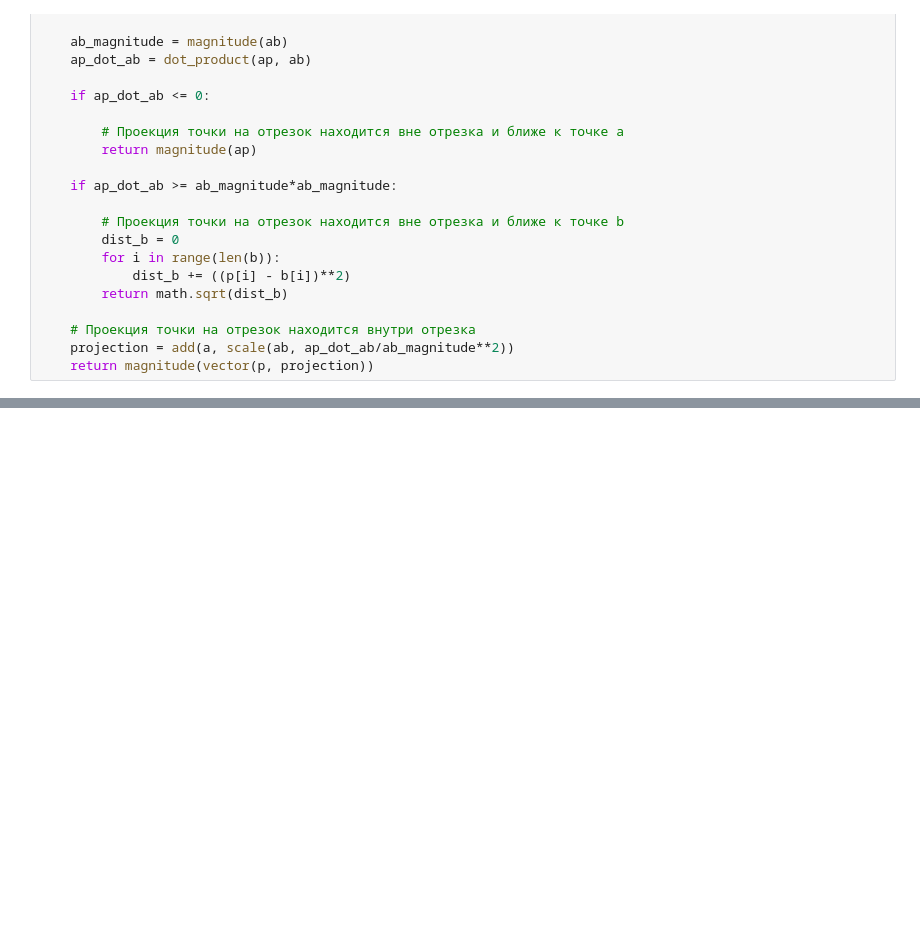
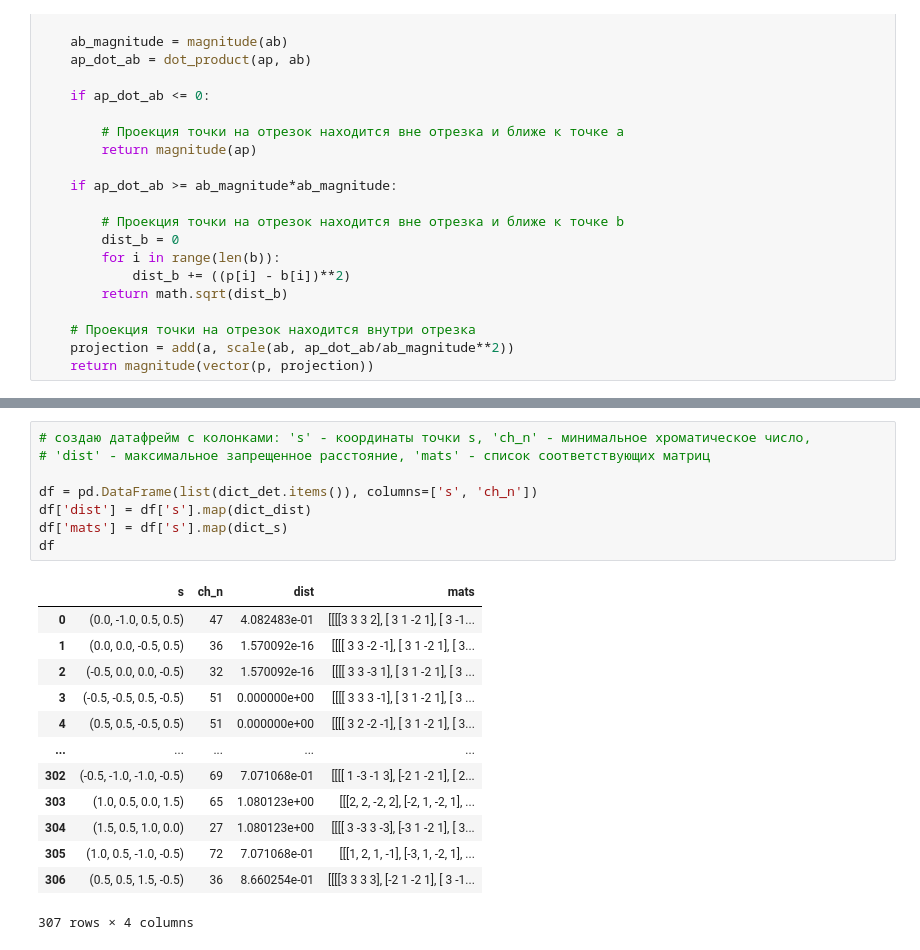
Before and after one commit to nada58272/voronoi, a Jupyter notebook: вороной-итог2.ipynb, the cells around one changed output, grey strips where cells are left out. Cells and saved outputs as stored; diff of their text form; blank space fills up the shorter version.

```diff
--- a/вороной-итог2.ipynb
+++ b/вороной-итог2.ipynb
@@ -459,0 +599,22 @@ for i1 in list_val:
+# %%
+# создаю датафрейм с колонками: 's' - координаты точки s, 'ch_n' - минимальное хроматическое число,
+# 'dist' - максимальное запрещенное расстояние, 'mats' - список соответствующих матриц
+
+df = pd.DataFrame(list(dict_det.items()), columns=['s', 'ch_n'])
+df['dist'] = df['s'].map(dict_dist)
+df['mats'] = df['s'].map(dict_s)
+df
+# %% [output]
+|  | s | ch_n | dist | mats |
+| 0 | (0.0, -1.0, 0.5, 0.5) | 47 | 4.082483e-01 | [[[[3 3 3 2], [ 3 1 -2 1], [ 3 -1... |
+| 1 | (0.0, 0.0, -0.5, 0.5) | 36 | 1.570092e-16 | [[[[ 3 3 -2 -1], [ 3 1 -2 1], [ 3... |
+| 2 | (-0.5, 0.0, 0.0, -0.5) | 32 | 1.570092e-16 | [[[[ 3 3 -3 1], [ 3 1 -2 1], [ 3 ... |
+| 3 | (-0.5, -0.5, 0.5, -0.5) | 51 | 0.000000e+00 | [[[[ 3 3 3 -1], [ 3 1 -2 1], [ 3 ... |
+| 4 | (0.5, 0.5, -0.5, 0.5) | 51 | 0.000000e+00 | [[[[ 3 2 -2 -1], [ 3 1 -2 1], [ 3... |
+| ... | ... | ... | ... | ... |
+| 302 | (-0.5, -1.0, -1.0, -0.5) | 69 | 7.071068e-01 | [[[[ 1 -3 -1 3], [-2 1 -2 1], [ 2... |
+| 303 | (1.0, 0.5, 0.0, 1.5) | 65 | 1.080123e+00 | [[[2, 2, -2, 2], [-2, 1, -2, 1], ... |
+| 304 | (1.5, 0.5, 1.0, 0.0) | 27 | 1.080123e+00 | [[[[ 3 -3 3 -3], [-3 1 -2 1], [ 3... |
+| 305 | (1.0, 0.5, -1.0, -0.5) | 72 | 7.071068e-01 | [[[1, 2, 1, -1], [-3, 1, -2, 1], ... |
+| 306 | (0.5, 0.5, 1.5, -0.5) | 36 | 8.660254e-01 | [[[[3 3 3 3], [-2 1 -2 1], [ 3 -1... |
+307 rows × 4 columns
```
Also changed, not shown: parts of 18 cells of this notebook.
